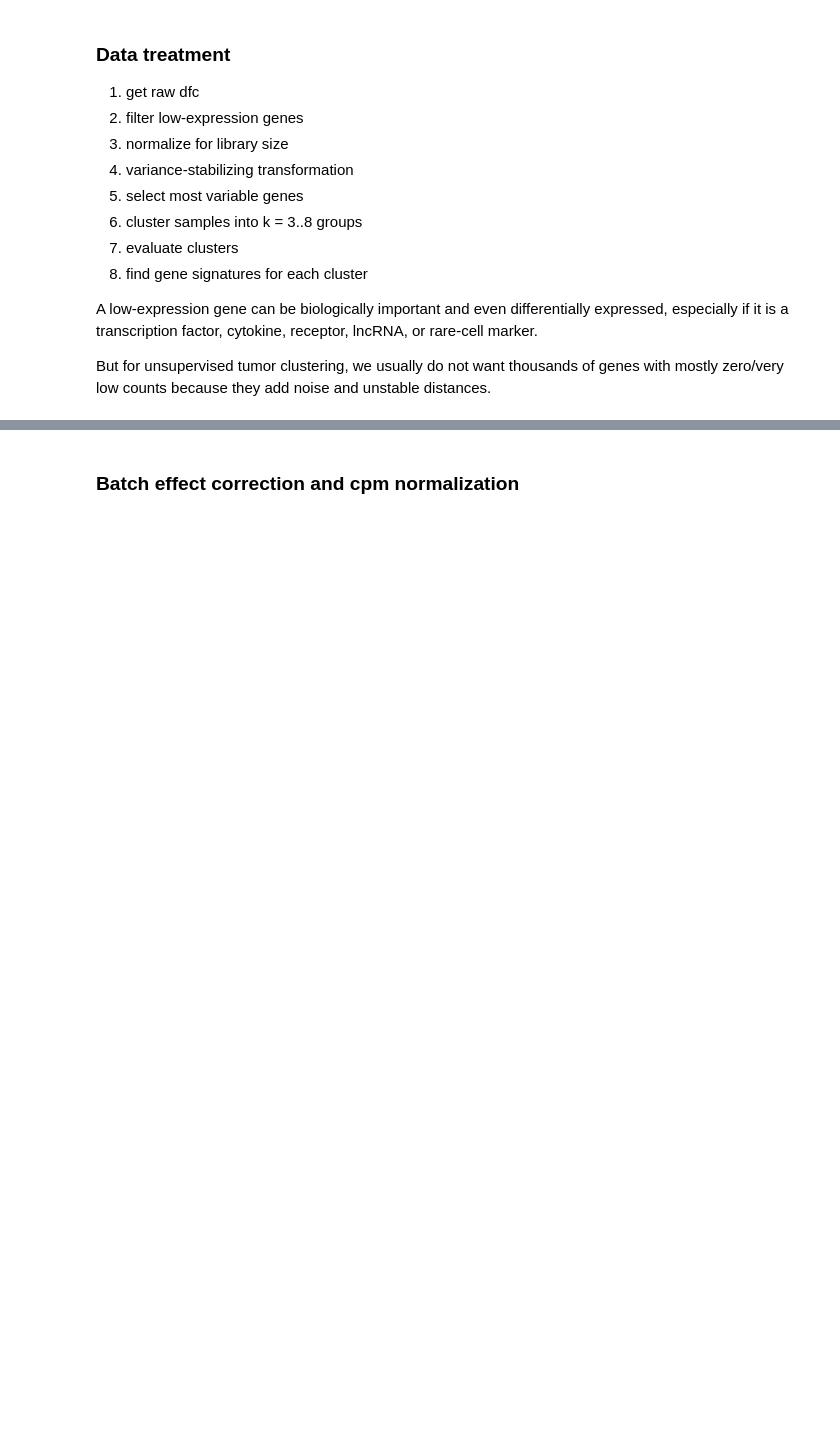
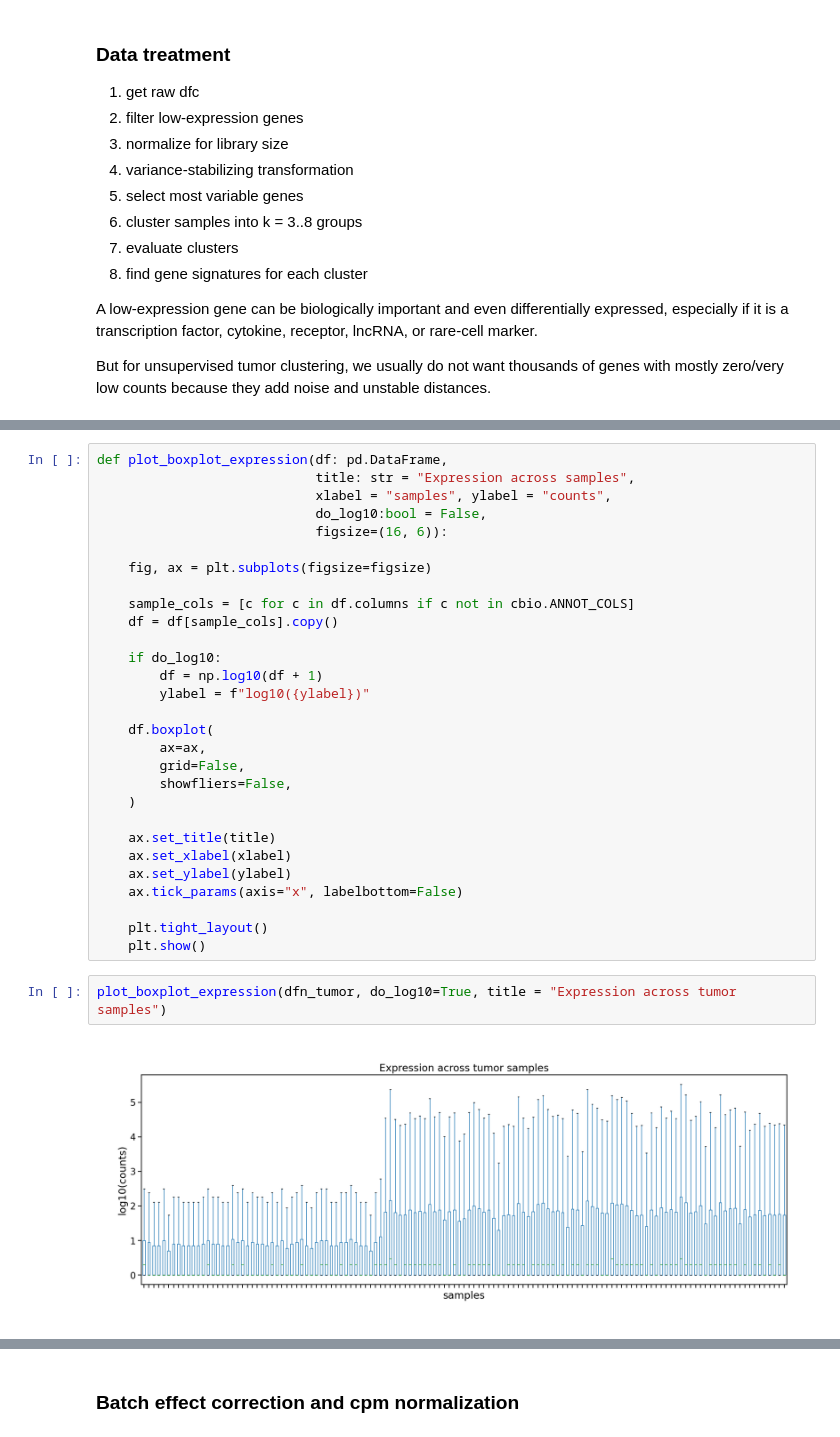
Before and after one commit to flalix/perturb_agent, a Jupyter notebook: notebooks/mtp_cBio_63_PAAD_study_cluster.ipynb, the cells around one changed output, grey strips where cells are left out. Saved outputs shown, nothing was run; the diff lists cells and outputs as text; blank space fills up the shorter version.

```diff
--- a/notebooks/mtp_cBio_63_PAAD_study_cluster.ipynb
+++ b/notebooks/mtp_cBio_63_PAAD_study_cluster.ipynb
@@ -311,0 +407,33 @@ print(pd.crosstab(cbio.df_metadata["program"], cbio.df_metadata["condition"]))
+# %%
+def plot_boxplot_expression(df: pd.DataFrame,
+                            title: str = "Expression across samples",
+                            xlabel = "samples", ylabel = "counts",
+                            do_log10:bool = False,
+                            figsize=(16, 6)):
+
+    fig, ax = plt.subplots(figsize=figsize)
+
+    sample_cols = [c for c in df.columns if c not in cbio.ANNOT_COLS]
+    df = df[sample_cols].copy()
+
+    if do_log10:
+        df = np.log10(df + 1)
+        ylabel = f"log10({ylabel})"
+
+    df.boxplot(
+        ax=ax,
+        grid=False,
+        showfliers=False,
+    )
+
+    ax.set_title(title)
+    ax.set_xlabel(xlabel)
+    ax.set_ylabel(ylabel)
+    ax.tick_params(axis="x", labelbottom=False)
+
+    plt.tight_layout()
+    plt.show()
+# %%
+plot_boxplot_expression(dfn_tumor, do_log10=True, title = "Expression across tumor samples")
+# %% [output]
+[figure, added]
```
Also changed, not shown: parts of 16 cells of this notebook, 3 other files.
